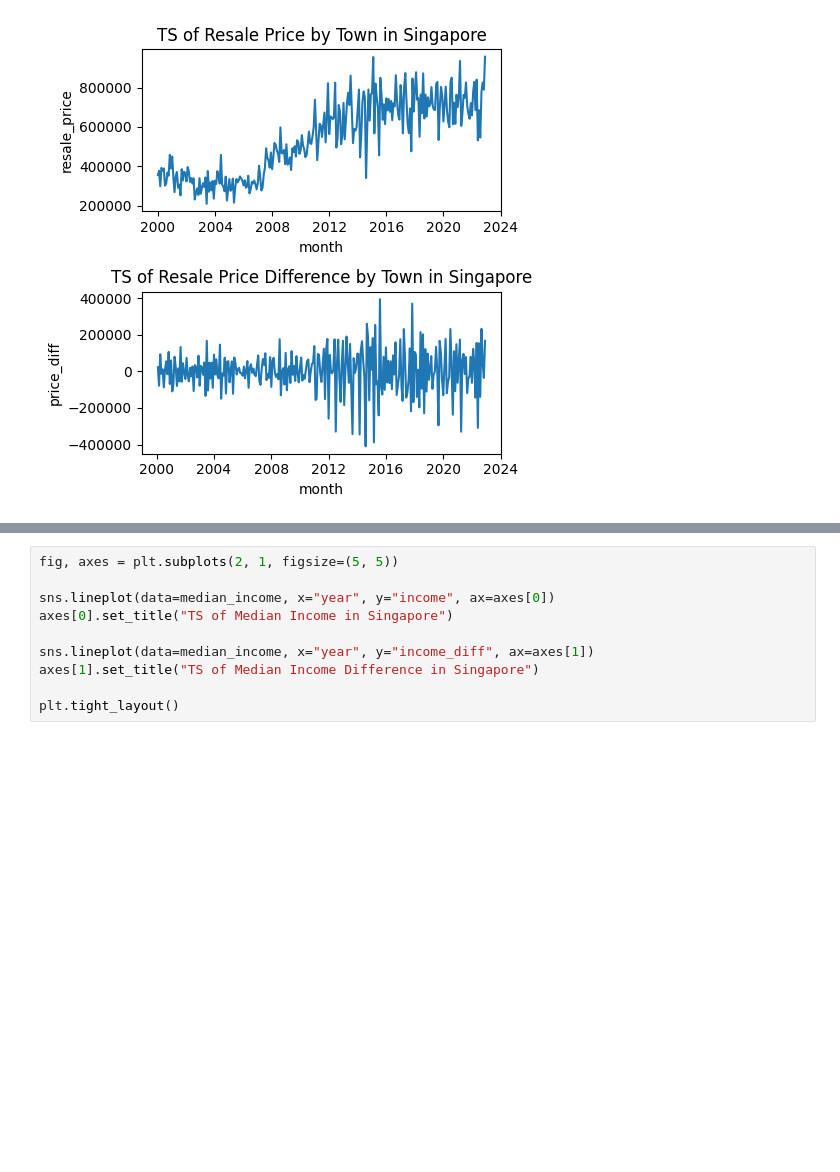
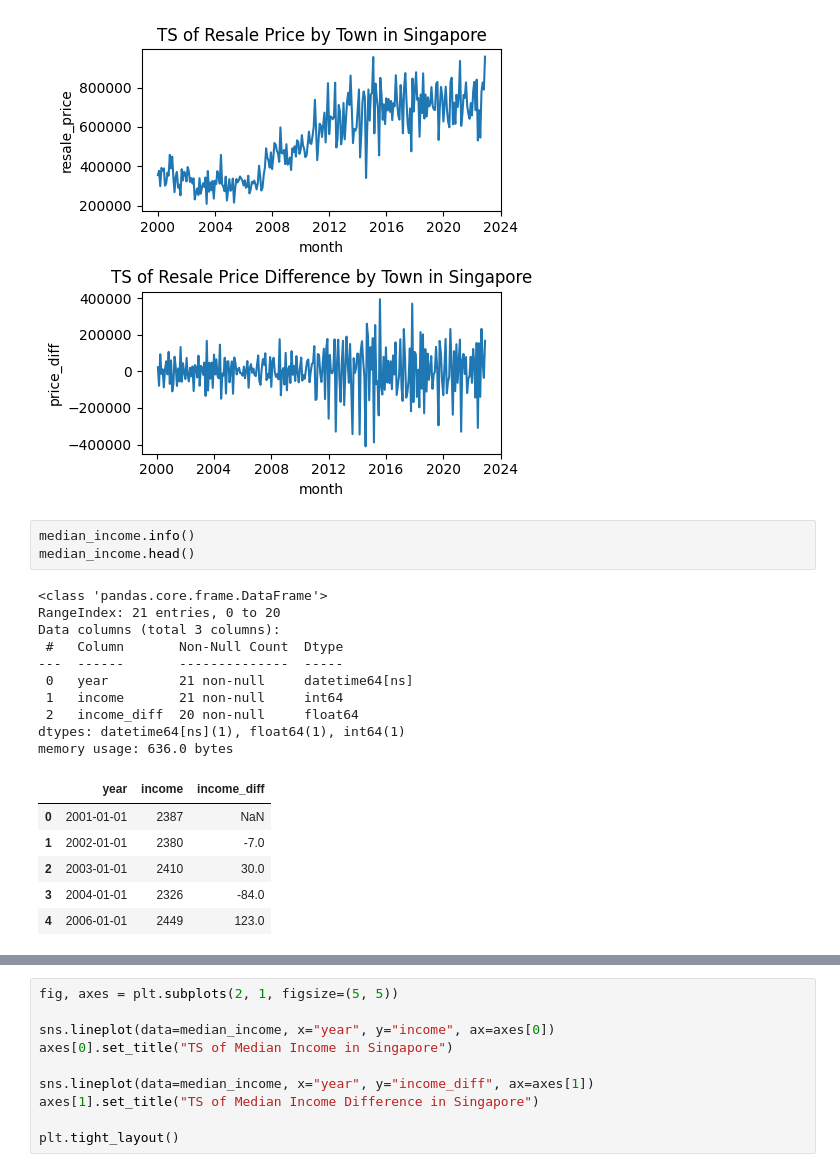
Before and after one commit to lingjie00/ST6241A_2425, a Jupyter notebook: notebook/data_exploration.ipynb, the cells around one changed output, grey strips where cells are left out. Cells and saved outputs as stored; diff of their text form; blank space fills up the shorter version.

```diff
--- a/notebook/data_exploration.ipynb
+++ b/notebook/data_exploration.ipynb
@@ -49,6 +70,26 @@ axes[1].set_title("TS of Resale Price Difference by Town in Singapore")
 plt.tight_layout()
 # %% [output]
 [figure]
+# %%
+median_income.info()
+median_income.head()
+# %% [output]
+<class 'pandas.core.frame.DataFrame'>
+RangeIndex: 21 entries, 0 to 20
+Data columns (total 3 columns):
+ #   Column       Non-Null Count  Dtype
+---  ------       --------------  -----
+ 0   year         21 non-null     datetime64[ns]
+ 1   income       21 non-null     int64
+ 2   income_diff  20 non-null     float64
+dtypes: datetime64[ns](1), float64(1), int64(1)
+memory usage: 636.0 bytes
+|  | year | income | income_diff |
+| 0 | 2001-01-01 | 2387 | NaN |
+| 1 | 2002-01-01 | 2380 | -7.0 |
+| 2 | 2003-01-01 | 2410 | 30.0 |
+| 3 | 2004-01-01 | 2326 | -84.0 |
+| 4 | 2006-01-01 | 2449 | 123.0 |
 # %%
 median_income.describe()
 # %% [output]
```
Also changed, not shown: parts of 2 cells of this notebook.
